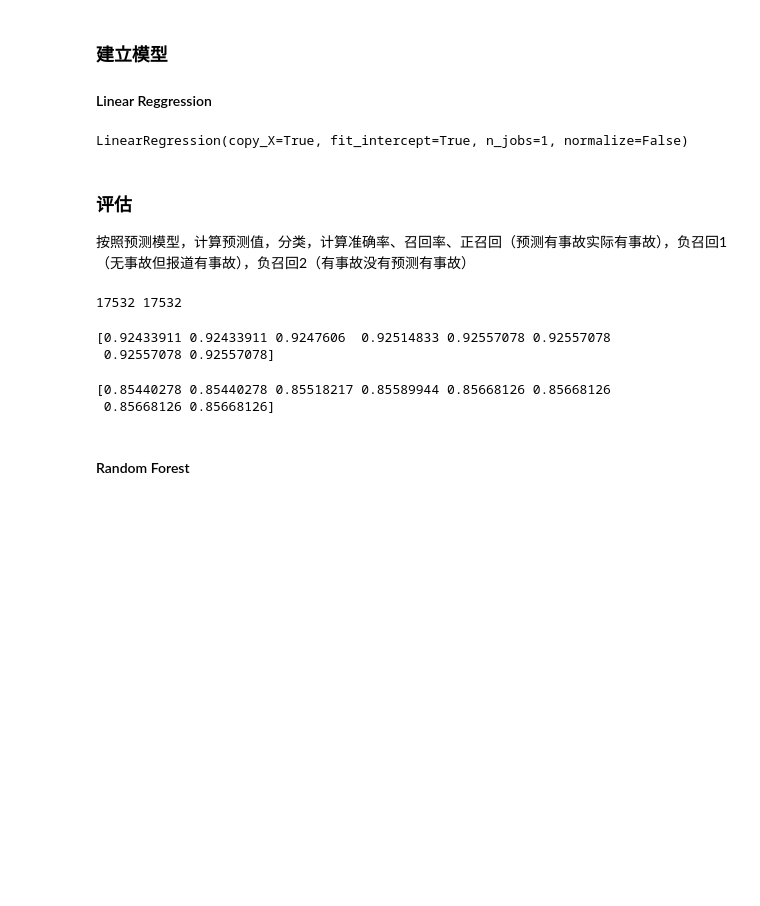
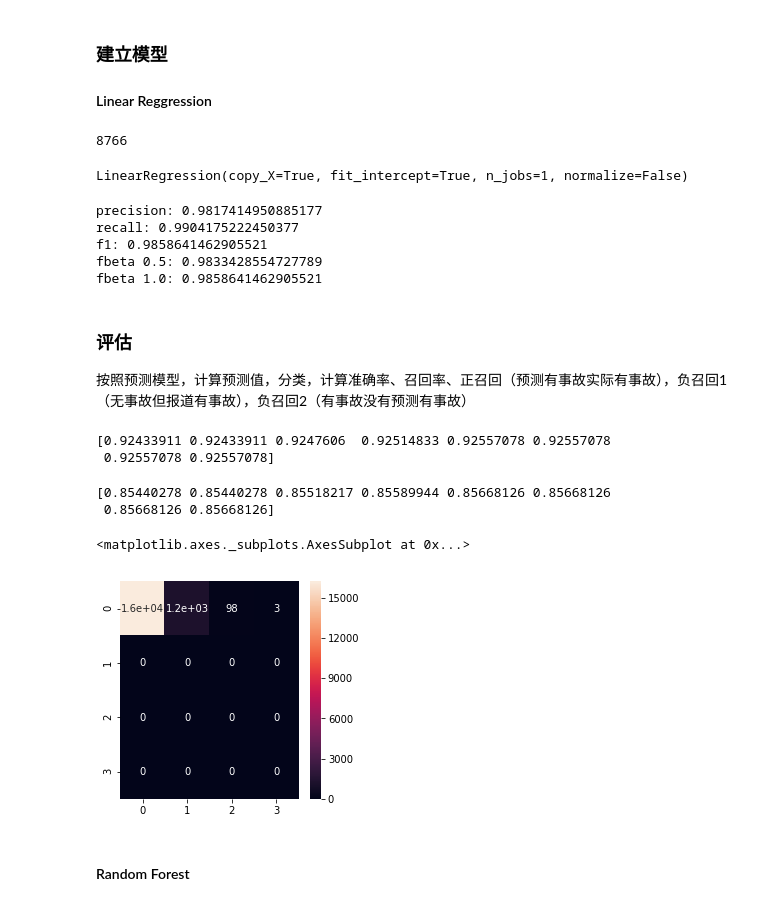
Before and after one commit to yixiaoyang/SmallData, a Jupyter notebook: Accident/accident.ipynb, the cells around one changed output. Drawn from its saved outputs; the diff is of its cells as text; code cells hidden in the pictures; blank space fills up the shorter version.

```diff
--- a/Accident/accident.ipynb
+++ b/Accident/accident.ipynb
@@ -335,10 +335,22 @@ def acc_predict(model, dataset, labels):
 # %%
 from sklearn.linear_model import LinearRegression
 
+data_len = acc_prepared.shape[0]
+train_idx = int(data_len/2)
+print(train_idx)
 linear_reg = LinearRegression()
-linear_reg.fit(acc_prepared, acc_labels)
+linear_reg.fit(acc_prepared[:train_idx,], acc_labels[:train_idx,])
 # %% [output]
-LinearRegression(copy_X=True, fit_intercept=True, n_jobs=1, normalize=False)
+8766
+LinearRegression(copy_X=True, fit_intercept=True, n_jobs=1, normalize=False)
+# %%
+acc_predict(linear_reg, acc_prepared[train_idx:,], acc_labels[train_idx:,])
+# %% [output]
+precision: 0.9817414950885177
+recall: 0.9904175222450377
+f1: 0.9858641462905521
+fbeta 0.5: 0.9833428554727789
+fbeta 1.0: 0.9858641462905521
 # %% [markdown]
 ### 评估
 按照预测模型，计算预测值，分类，计算准确率、召回率、正召回（预测有事故实际有事故），负召回1（无事故但报道有事故），负召回2（有事故没有预测有事故）
@@ -363,15 +375,26 @@ def cv_scores(model, dataset, labels):
 
 
 clf_linear = SGDClassifier(max_iter=100)
-print(len(acc_prepared), len(acc_labels))
-#clf_linear.fit(acc_prepared, acc_labels)
+clf_linear.fit(acc_prepared, acc_labels)
 cv_scores(clf_linear, acc_prepared, acc_labels)
 # %% [output]
-17532 17532
+[0.92433911 0.92433911 0.9247606  0.92514833 0.92557078 0.92557078
+ 0.92557078 0.92557078]
-[0.92433911 0.92433911 0.9247606  0.92514833 0.92557078 0.92557078
- 0.92557078 0.92557078]
+[0.85440278 0.85440278 0.85518217 0.85589944 0.85668126 0.85668126
+ 0.85668126 0.85668126]
-[0.85440278 0.85440278 0.85518217 0.85589944 0.85668126 0.85668126
- 0.85668126 0.85668126]
+# %%
+from sklearn.metrics import confusion_matrix
+import seaborn as sn
+
+clf_linear_predict = clf_linear.predict(acc_prepared)
+con_array = confusion_matrix(clf_linear_predict, acc_labels)
+df_cm = pd.DataFrame(con_array, index = [i for i in "0123"],
+                     columns = [i for i in "0123"])
+plt.figure(figsize = (4,4))
+sn.heatmap(df_cm, annot=True)
+# %% [output]
+<matplotlib.axes._subplots.AxesSubplot at 0x...>
+[figure, added]
 # %% [markdown]
 #### Random Forest
 # %%
```
Also changed, not shown: parts of 2 cells of this notebook, 2 other files.
